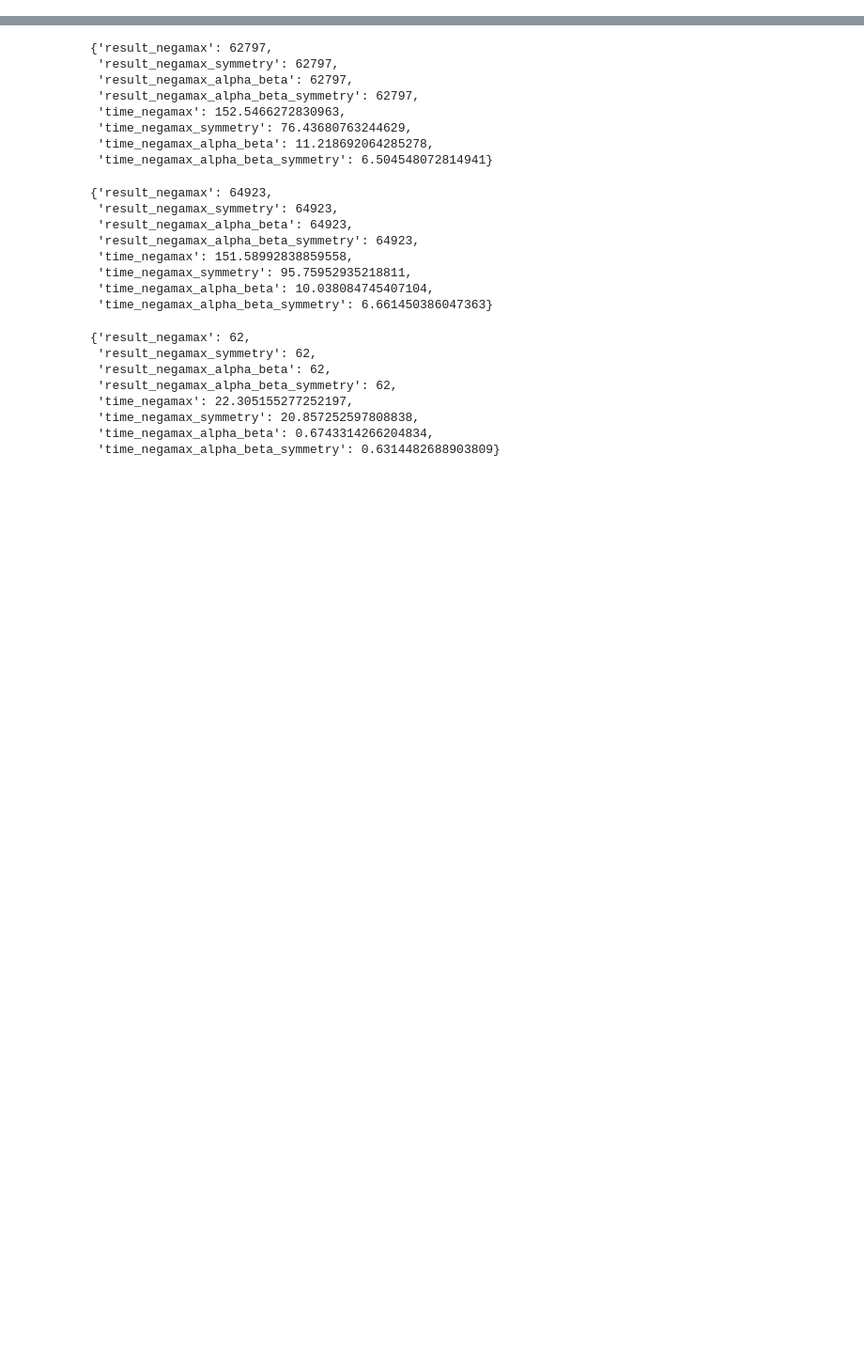
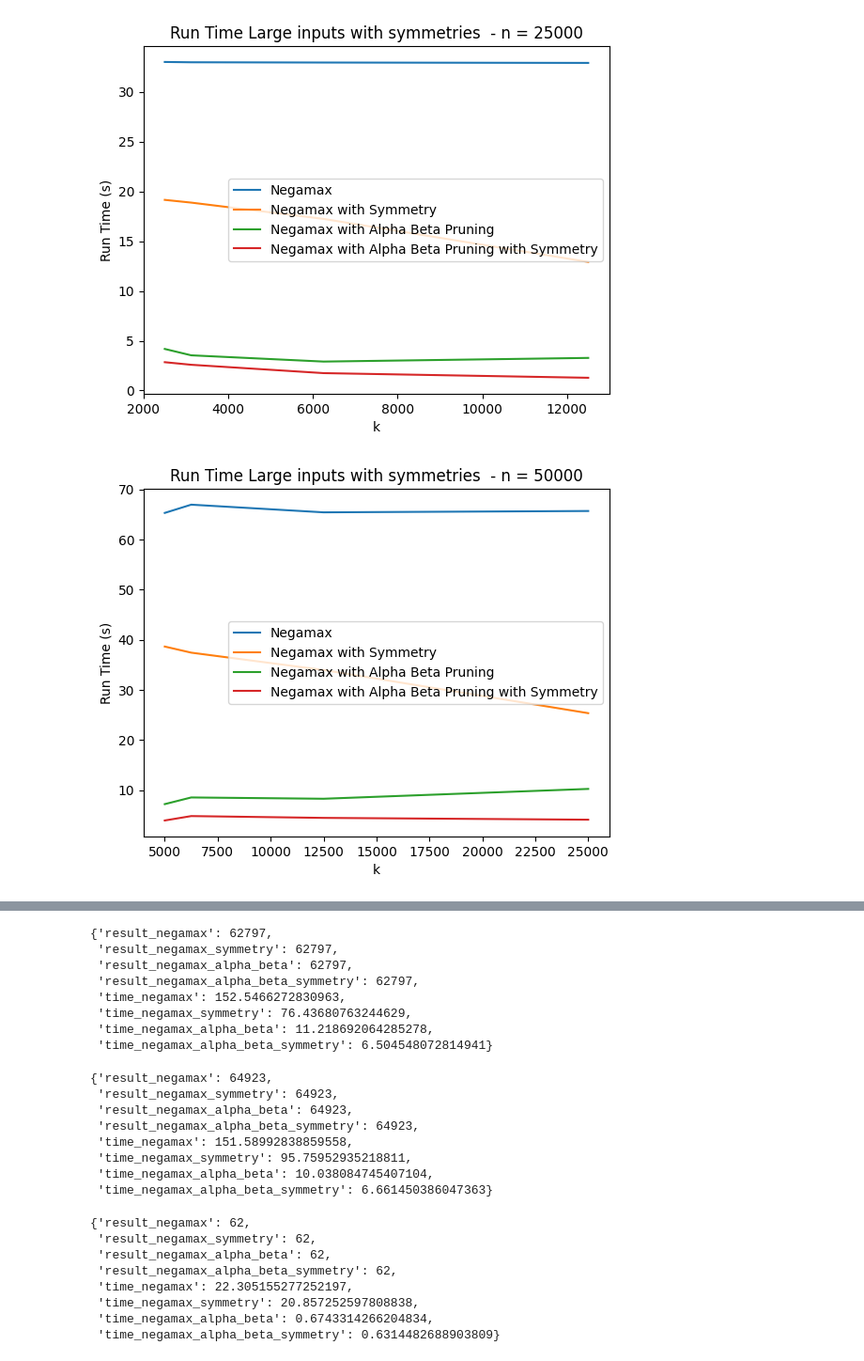
Before and after one commit to ptmdmusique/cs584-684-final, a Jupyter notebook: main.ipynb, the cells around one changed output, grey strips where cells are left out. Shown: that part at 94% size. Saved outputs shown, nothing was run; the diff lists cells and outputs as text; code cells hidden in the pictures; blank space fills up the shorter version.

```diff
--- a/main.ipynb
+++ b/main.ipynb
@@ -224,0 +271,43 @@ def run_all(tree: list[TreeNode], log_output = False):
+# %%
+n_list_for_symmetry = [25000, 50000, 75000, 100000, 150000]
+k_division_list = [2, 4, 8, 10]  # We'll run with with random k from [0, n / k_division_list]
+
+def run_all_with_symmetry(n_list, k_division_list, random_sleep):
+    results = []
+    for n in n_list:
+        for k_division in k_division_list:
+            k = n // k_division
+            leaf_scores = generate_leaf_scores_with_symmetry(n, k)
+            tree = construct_tree_from_leaf_scores(leaf_scores, random_sleep)
+            deactivate_symmetry(tree)
+            result = run_all(tree)
+            results.append({
+                "n": n,
+                "k": k,
+                "result_negamax": result["result_negamax"],
+                "result_negamax_symmetry": result["result_negamax_symmetry"],
+                "result_negamax_alpha_beta": result["result_negamax_alpha_beta"],
+                "result_negamax_alpha_beta_symmetry": result["result_negamax_alpha_beta_symmetry"],
+                "time_negamax": result["time_negamax"],
+                "time_negamax_symmetry": result["time_negamax_symmetry"],
+                "time_negamax_alpha_beta": result["time_negamax_alpha_beta"],
+                "time_negamax_alpha_beta_symmetry": result["time_negamax_alpha_beta_symmetry"]
+            })
+
+    # Print graph for each n, each graph contains k values and for all algorithms
+    for n in n_list:
+        results_for_n = [result for result in results if result["n"] == n]
+        k_values = [result["k"] for result in results_for_n]
+        time_negamax = [result["time_negamax"] for result in results_for_n]
+        time_negamax_symmetry = [result["time_negamax_symmetry"] for result in results_for_n]
+        time_negamax_alpha_beta = [result["time_negamax_alpha_beta"] for result in results_for_n]
+        time_negamax_alpha_beta_symmetry = [result["time_negamax_alpha_beta_symmetry"] for result in results_for_n]
+
+        plot_graph(k_values, [time_negamax, time_negamax_symmetry, time_negamax_alpha_beta, time_negamax_alpha_beta_symmetry], labels, f"Large inputs with symmetries  - n = {n}", "k")
+
+    return results
+# %%
+results_with_symmetry_fixed_sleep = run_all_with_symmetry(n_list_for_symmetry, k_division_list, False)
+# %% [output]
+[figure, added]
+[figure, added]
```
Also changed, not shown: parts of 23 cells of this notebook.
